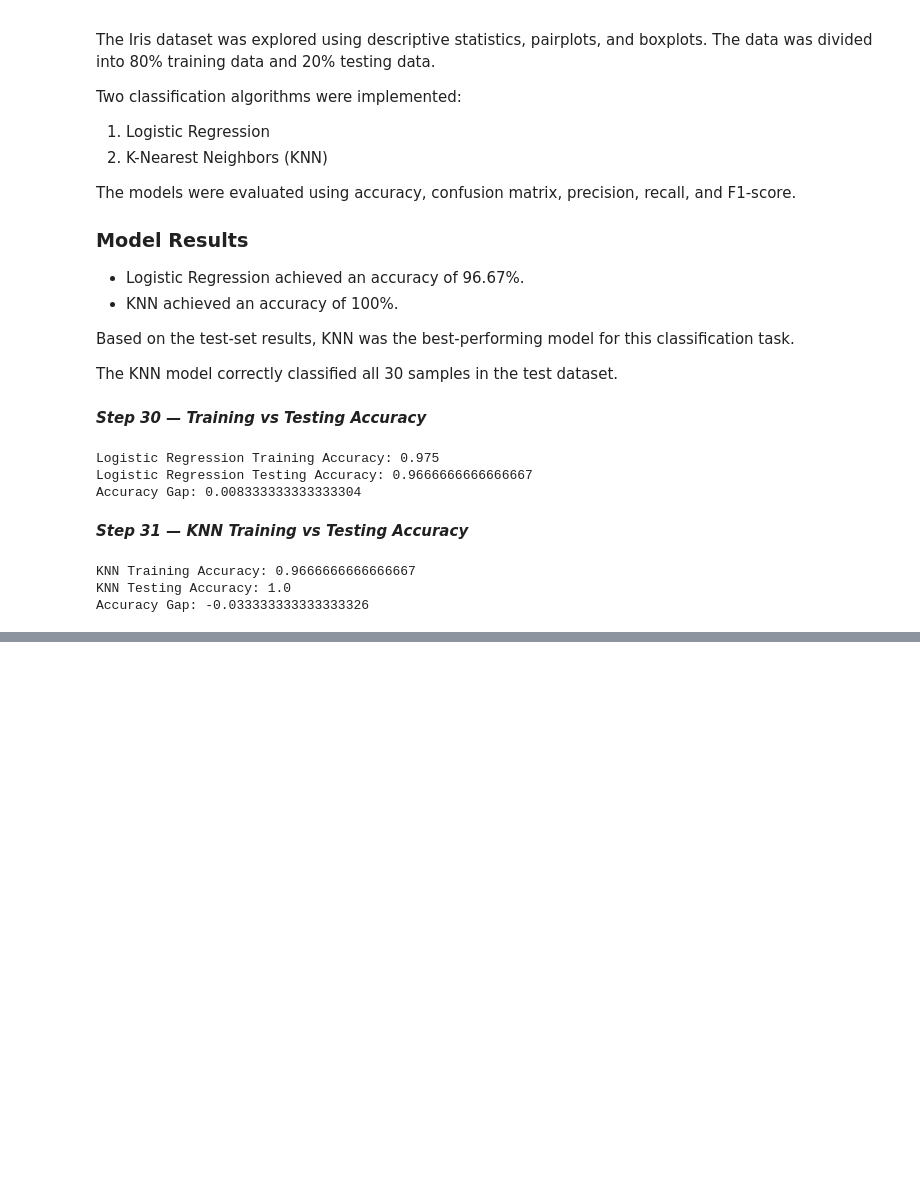
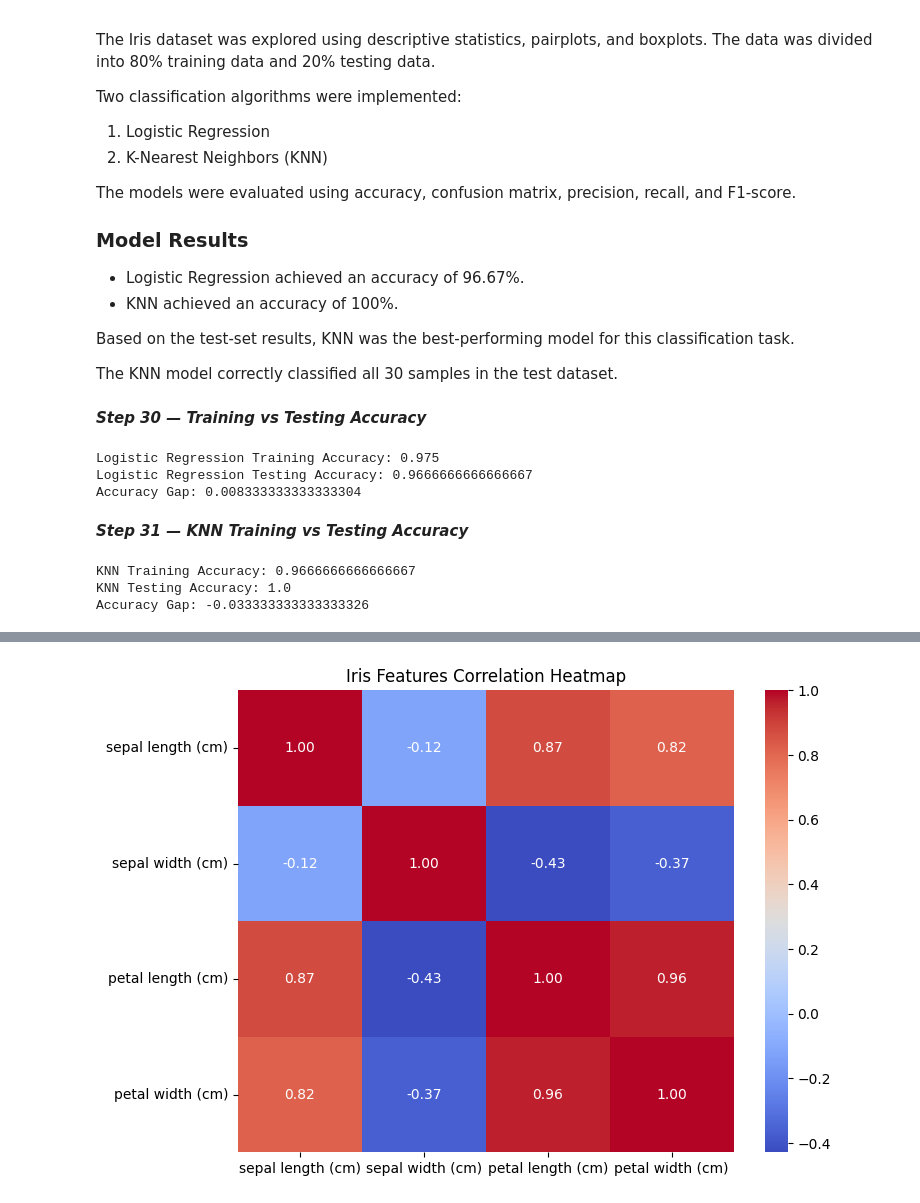
Before and after one commit to RohitSinghAI/OIBSIP, a Jupyter notebook: DataScience-Task1-IrisClassification/Iris_Classification.ipynb, the cells around one changed output, grey strips where cells are left out. Drawn from its saved outputs; the diff is of its cells as text; code cells hidden in the pictures; blank space fills up the shorter version.

```diff
--- a/DataScience-Task1-IrisClassification/Iris_Classification.ipynb
+++ b/DataScience-Task1-IrisClassification/Iris_Classification.ipynb
@@ -501,3 +677,21 @@ Accuracy Gap: -0.033333333333333326
+# %%
+# Feature Correlation Heatmap
+
+plt.figure(figsize=(8, 6))
+
+correlation = df[iris.feature_names].corr()
+
+sns.heatmap(
+    correlation,
+    annot=True,
+    fmt=".2f",
+    cmap="coolwarm"
+)
+
+plt.title("Iris Features Correlation Heatmap")
+plt.show()
+# %% [output]
+[figure, added]
 # %% [markdown]
 # Iris Flower Classification
 
```
Also changed, not shown: parts of 12 cells of this notebook, 1 other file.
